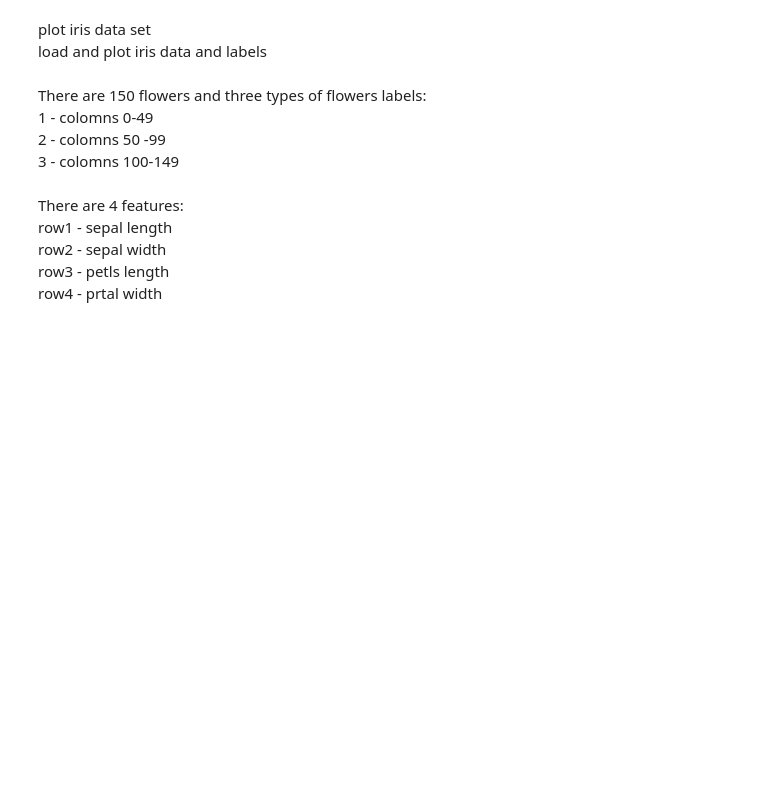
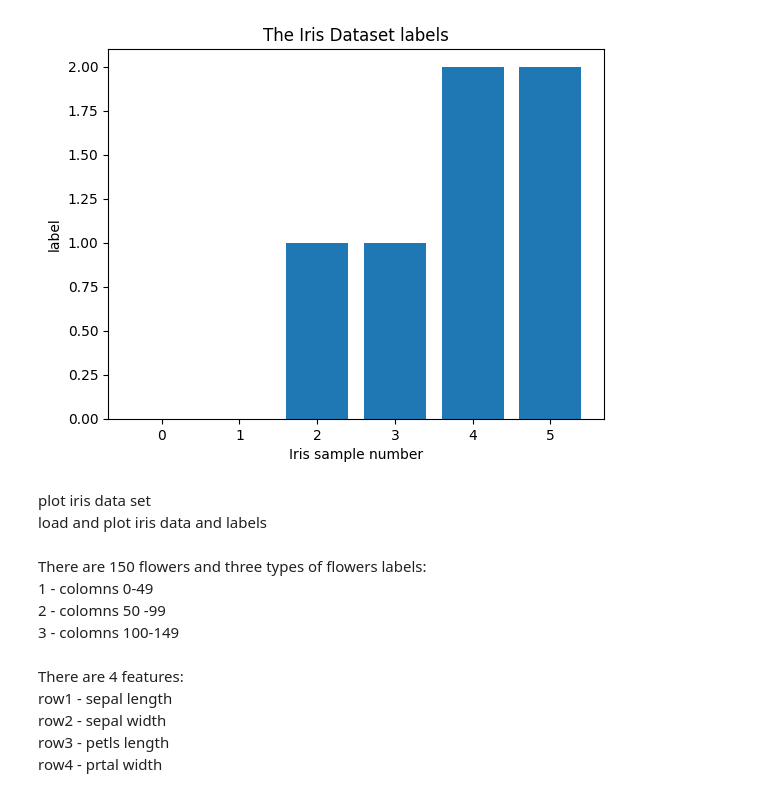
Before and after one commit to IbrahemAmar/Data-mining-and-Machine-Learning-, a Jupyter notebook: lab1_ex1.ipynb, the cells around one changed output. Cells and saved outputs as stored; diff of their text form; code cells hidden in the pictures; blank space fills up the shorter version.

```diff
--- a/lab1_ex1.ipynb
+++ b/lab1_ex1.ipynb
@@ -34,6 +58,17 @@ def plotLabels(labels):
     plt.ylabel("label")
     plt.bar(range(xmax),labels)
     plt.show()
+# %%
+## Example using the plotLabels function
+
+import numpy as np
+
+# labels for 6 samples
+labs = np.array([0,0,1,1,2,2])
+
+plotLabels(labs)
+# %% [output]
+[figure, added]
 # %%
 # vetor distance
 # Compute the distance between vectors
```
Also changed, not shown: parts of 7 cells of this notebook.
